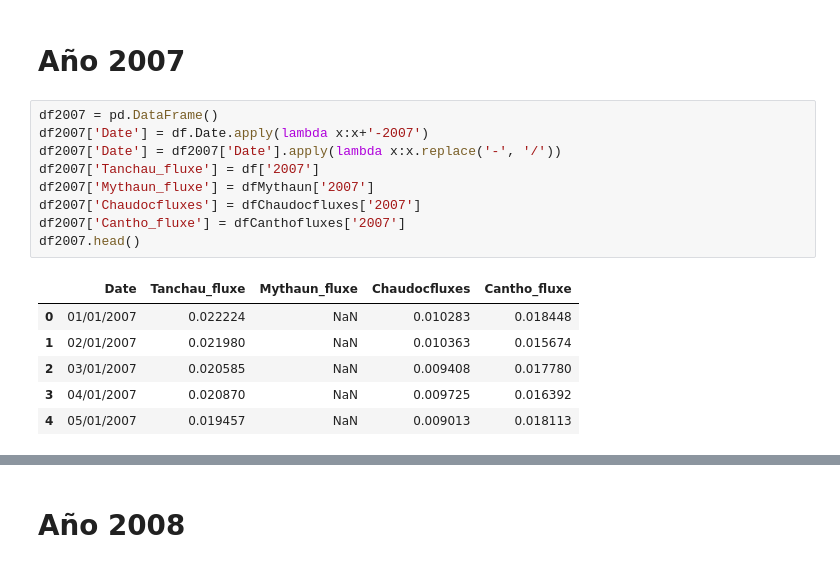
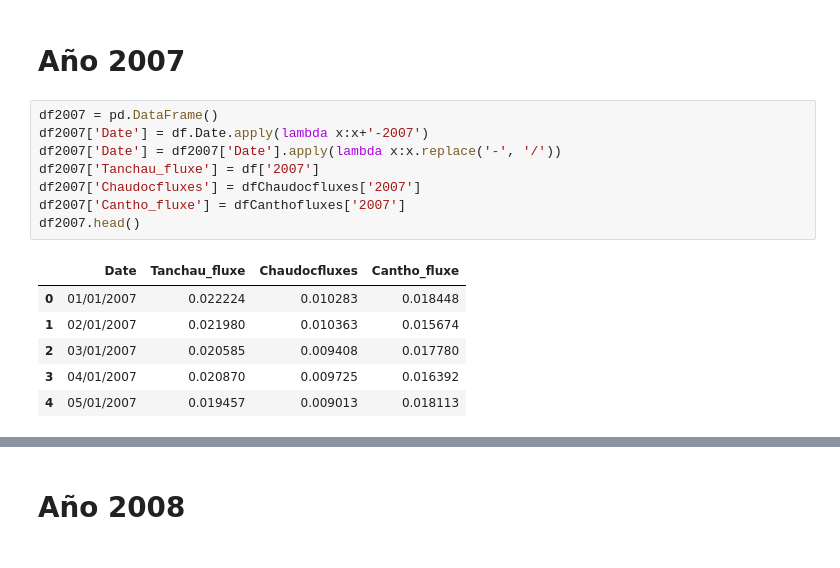
Before and after one commit to kaaiik/Proyecto-final, a Jupyter notebook: notebook/mekong.ipynb, the cells around one changed output, grey strips where cells are left out. Saved outputs shown, nothing was run; the diff lists cells and outputs as text.

```diff
--- a/notebook/mekong.ipynb
+++ b/notebook/mekong.ipynb
@@ -175,16 +209,15 @@ ValueError: day is out of range for month
 # %%
 df2007 = pd.DataFrame()
 df2007['Date'] = df.Date.apply(lambda x:x+'-2007')
 df2007['Date'] = df2007['Date'].apply(lambda x:x.replace('-', '/'))
 df2007['Tanchau_fluxe'] = df['2007']
-df2007['Mythaun_fluxe'] = dfMythaun['2007']
 df2007['Chaudocfluxes'] = dfChaudocfluxes['2007']
 df2007['Cantho_fluxe'] = dfCanthofluxes['2007']
 df2007.head()
 # %% [output]
-|  | Date | Tanchau_fluxe | Mythaun_fluxe | Chaudocfluxes | Cantho_fluxe |
-| 0 | 01/01/2007 | 0.022224 | NaN | 0.010283 | 0.018448 |
-| 1 | 02/01/2007 | 0.021980 | NaN | 0.010363 | 0.015674 |
-| 2 | 03/01/2007 | 0.020585 | NaN | 0.009408 | 0.017780 |
-| 3 | 04/01/2007 | 0.020870 | NaN | 0.009725 | 0.016392 |
-| 4 | 05/01/2007 | 0.019457 | NaN | 0.009013 | 0.018113 |
+|  | Date | Tanchau_fluxe | Chaudocfluxes | Cantho_fluxe |
+| 0 | 01/01/2007 | 0.022224 | 0.010283 | 0.018448 |
+| 1 | 02/01/2007 | 0.021980 | 0.010363 | 0.015674 |
+| 2 | 03/01/2007 | 0.020585 | 0.009408 | 0.017780 |
+| 3 | 04/01/2007 | 0.020870 | 0.009725 | 0.016392 |
+| 4 | 05/01/2007 | 0.019457 | 0.009013 | 0.018113 |
```
Also changed, not shown: parts of 50 cells of this notebook, 1 other file.
